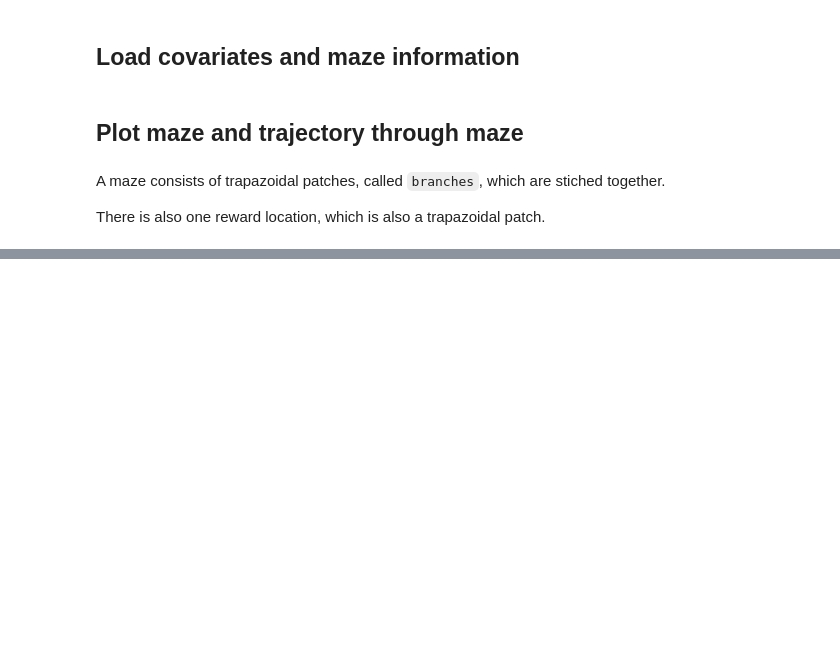
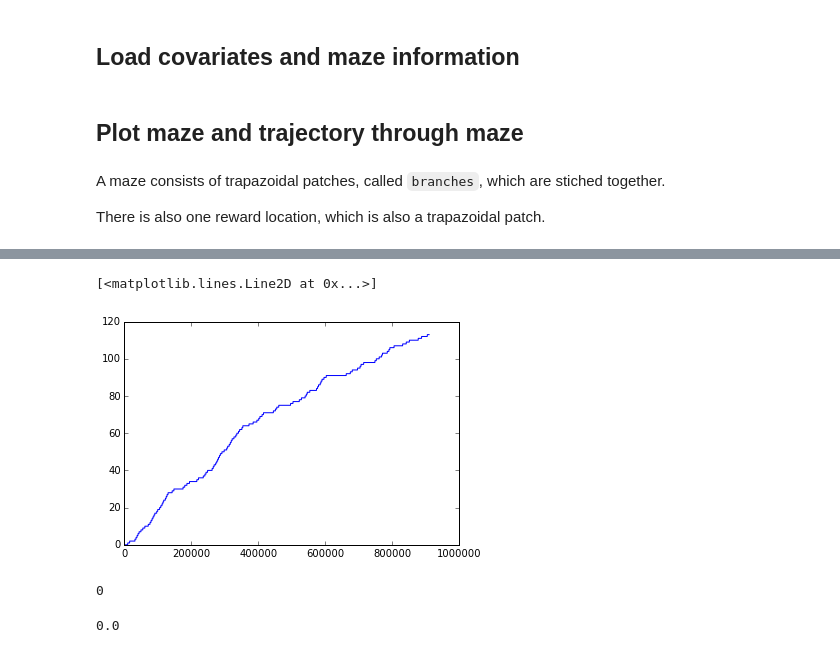
Before and after one commit to sofroniewn/mVR-example, a Jupyter notebook: mVR - example_data.ipynb, the cells around one changed output, grey strips where cells are left out. Saved outputs shown, nothing was run; the diff lists cells and outputs as text; code cells hidden in the pictures; blank space fills up the shorter version.

```diff
--- a/mVR - example_data.ipynb
+++ b/mVR - example_data.ipynb
@@ -55,0 +77,13 @@ trace(params, range(0,18))
+# %%
+plt.plot(params.trialNum)
+# %% [output]
+[<matplotlib.lines.Line2D at 0x...>]
+[figure, added]
+# %%
+params.trialNum[36]
+# %% [output]
+0
+# %%
+params.xMazePos[36]
+# %% [output]
+0.0
```
Also changed, not shown: parts of 15 cells of this notebook.
